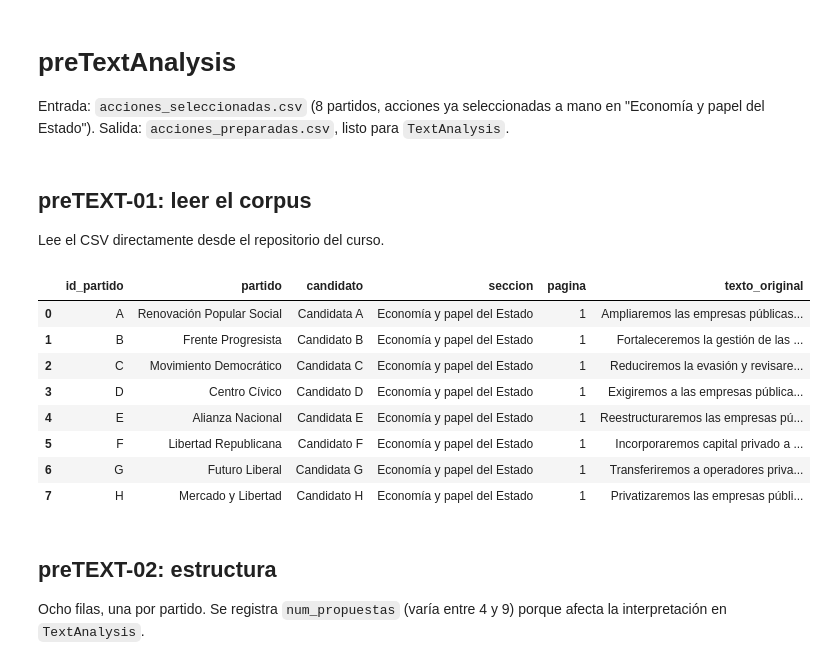
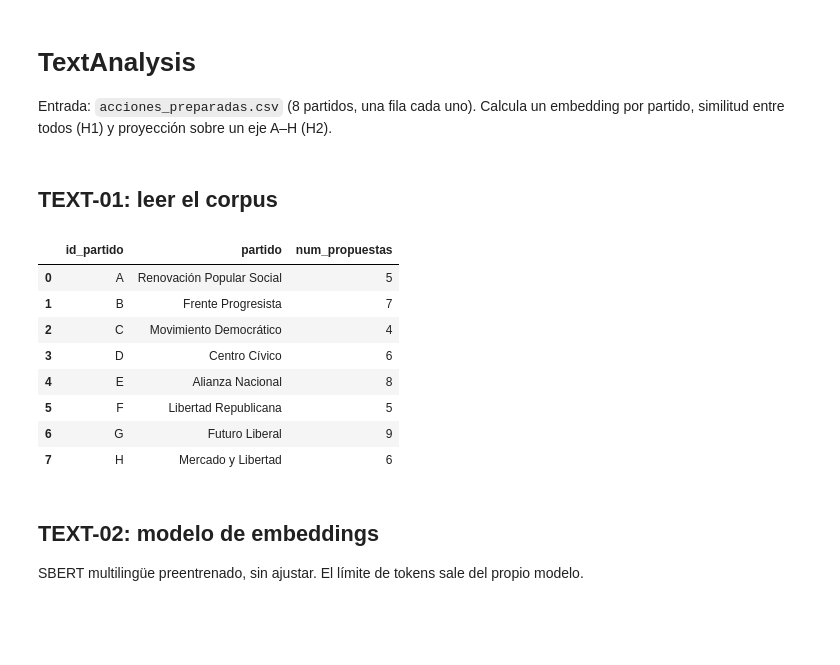
Before and after one commit to doctorado-cuanticp/text, a Jupyter notebook: preTextAnalysis.ipynb, the cells around one changed output. Drawn from its saved outputs; the diff is of its cells as text; code cells hidden in the pictures; blank space fills up the shorter version.

```diff
--- a/preTextAnalysis.ipynb
+++ b/preTextAnalysis.ipynb
@@ -1,26 +1,25 @@
 # %% [markdown]
-# preTextAnalysis
-Entrada: `acciones_seleccionadas.csv` (8 partidos, acciones ya seleccionadas a mano en "Economía y papel del Estado"). Salida: `acciones_preparadas.csv`, listo para `TextAnalysis`.
+# TextAnalysis
+Entrada: `acciones_preparadas.csv` (8 partidos, una fila cada uno). Calcula un embedding por partido, similitud entre todos (H1) y proyección sobre un eje A–H (H2).
 # %% [markdown]
-## preTEXT-01: leer el corpus
-Lee el CSV directamente desde el repositorio del curso.
+## TEXT-01: leer el corpus
 # %%
 import pandas as pd
 
-URL = "https://raw.githubusercontent.com/doctorado-cuanticp/text/main/acciones_seleccionadas.csv"
-corpus = pd.read_csv(URL, keep_default_na=False)
-corpus
+corpus = pd.read_csv('https://github.com/doctorado-cuanticp/text/raw/main/acciones_preparadas.csv')
+assert len(corpus) == 8 and corpus['id_partido'].is_unique
+corpus[['id_partido', 'partido', 'num_propuestas']]
 # %% [output]
-|  | id_partido | partido | candidato | seccion | pagina | texto_original |
-| 0 | A | Renovación Popular Social | Candidata A | Economía y papel del Estado | 1 | Ampliaremos las empresas públicas... |
-| 1 | B | Frente Progresista | Candidato B | Economía y papel del Estado | 1 | Fortaleceremos la gestión de las ... |
-| 2 | C | Movimiento Democrático | Candidata C | Economía y papel del Estado | 1 | Reduciremos la evasión y revisare... |
-| 3 | D | Centro Cívico | Candidato D | Economía y papel del Estado | 1 | Exigiremos a las empresas pública... |
-| 4 | E | Alianza Nacional | Candidata E | Economía y papel del Estado | 1 | Reestructuraremos las empresas pú... |
-| 5 | F | Libertad Republicana | Candidato F | Economía y papel del Estado | 1 | Incorporaremos capital privado a ... |
-| 6 | G | Futuro Liberal | Candidata G | Economía y papel del Estado | 1 | Transferiremos a operadores priva... |
-| 7 | H | Mercado y Libertad | Candidato H | Economía y papel del Estado | 1 | Privatizaremos las empresas públi... |
+|  | id_partido | partido | num_propuestas |
+| 0 | A | Renovación Popular Social | 5 |
+| 1 | B | Frente Progresista | 7 |
+| 2 | C | Movimiento Democrático | 4 |
+| 3 | D | Centro Cívico | 6 |
+| 4 | E | Alianza Nacional | 8 |
+| 5 | F | Libertad Republicana | 5 |
+| 6 | G | Futuro Liberal | 9 |
+| 7 | H | Mercado y Libertad | 6 |
 # %% [markdown]
-## preTEXT-02: estructura
-Ocho filas, una por partido. Se registra `num_propuestas` (varía entre 4 y 9) porque afecta la interpretación en `TextAnalysis`.
+## TEXT-02: modelo de embeddings
+SBERT multilingüe preentrenado, sin ajustar. El límite de tokens sale del propio modelo.
 # %%
```
Also changed, not shown: parts of 17 cells of this notebook.
